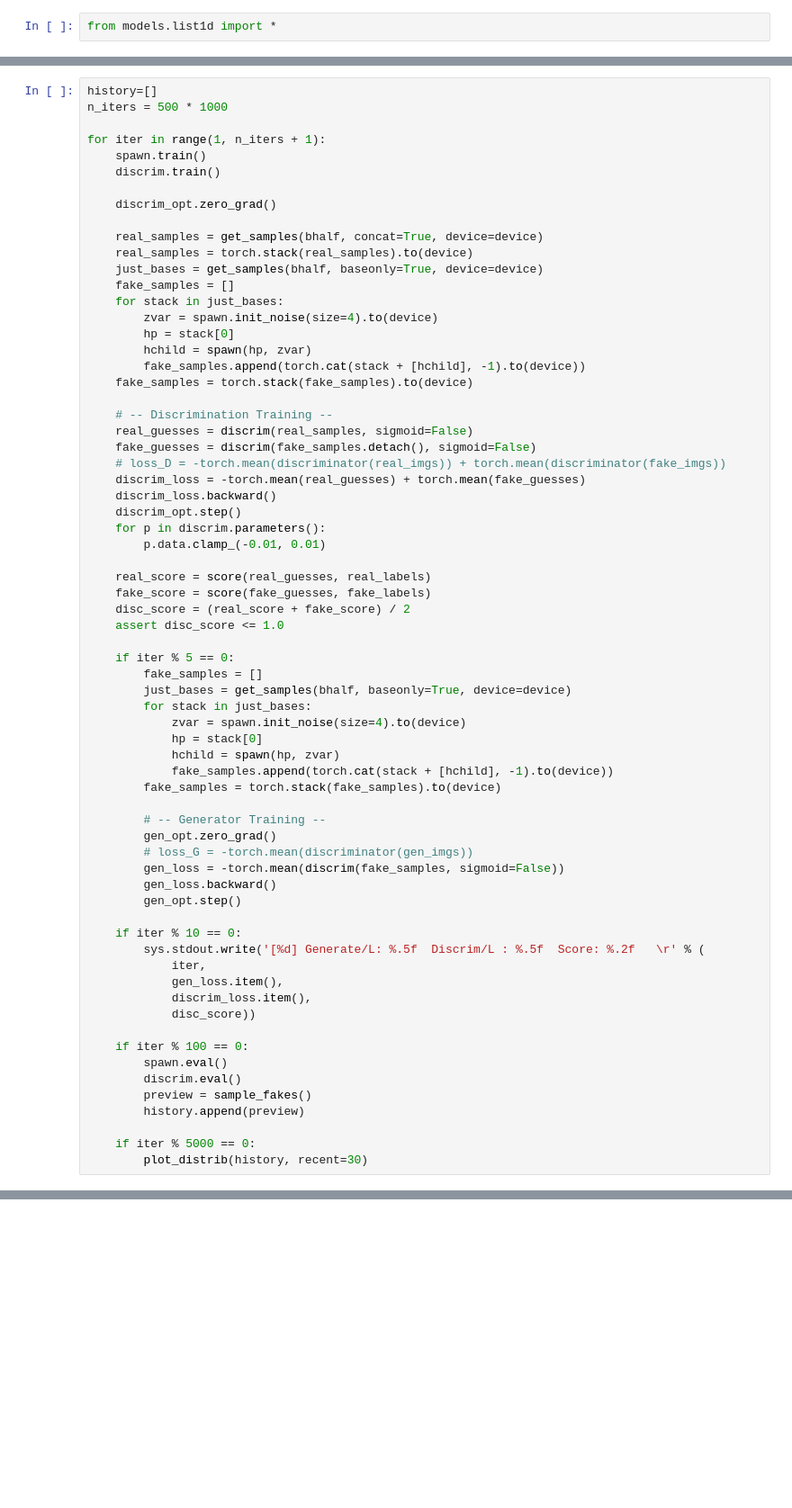
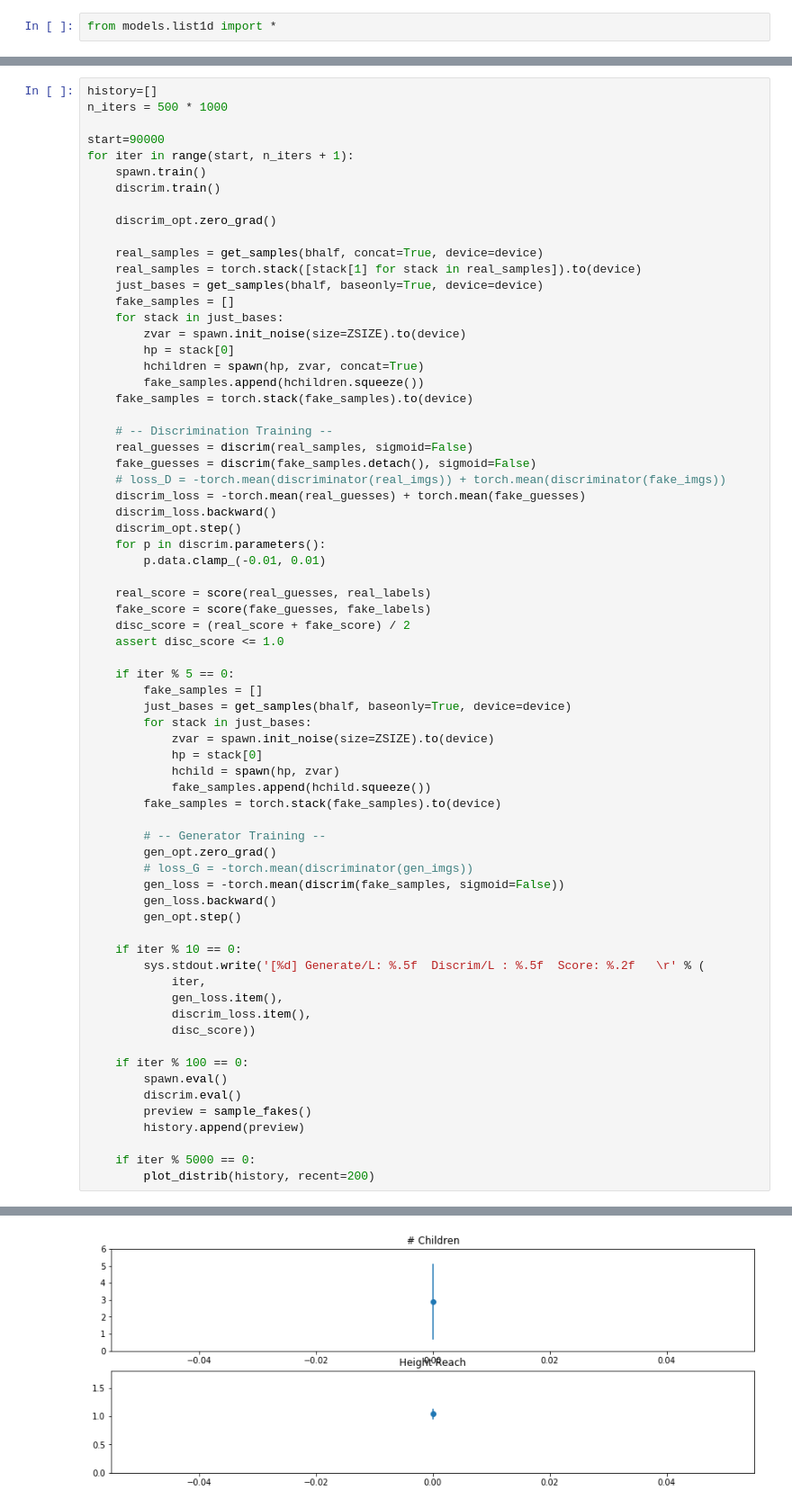
Before and after one commit to ul1994/mpgan, a Jupyter notebook: List1D.ipynb, the cells around one changed output, grey strips where cells are left out. Shown at 90% size. Drawn from its saved outputs; the diff is of its cells as text; blank space fills up the shorter version.

```diff
--- a/List1D.ipynb
+++ b/List1D.ipynb
@@ -78,21 +87,22 @@ plot_distrib(history)
 history=[]
 n_iters = 500 * 1000
 
-for iter in range(1, n_iters + 1):
+start=90000
+for iter in range(start, n_iters + 1):
     spawn.train()
     discrim.train()
 
     discrim_opt.zero_grad()
 
     real_samples = get_samples(bhalf, concat=True, device=device)
-    real_samples = torch.stack(real_samples).to(device)
+    real_samples = torch.stack([stack[1] for stack in real_samples]).to(device)
     just_bases = get_samples(bhalf, baseonly=True, device=device)
     fake_samples = []
     for stack in just_bases:
-        zvar = spawn.init_noise(size=4).to(device)
+        zvar = spawn.init_noise(size=ZSIZE).to(device)
         hp = stack[0]
-        hchild = spawn(hp, zvar)
-        fake_samples.append(torch.cat(stack + [hchild], -1).to(device))
+        hchildren = spawn(hp, zvar, concat=True)
+        fake_samples.append(hchildren.squeeze())
     fake_samples = torch.stack(fake_samples).to(device)
 
     # -- Discrimination Training --
@@ -114,10 +124,10 @@ for iter in range(1, n_iters + 1):
         fake_samples = []
         just_bases = get_samples(bhalf, baseonly=True, device=device)
         for stack in just_bases:
-            zvar = spawn.init_noise(size=4).to(device)
+            zvar = spawn.init_noise(size=ZSIZE).to(device)
             hp = stack[0]
             hchild = spawn(hp, zvar)
-            fake_samples.append(torch.cat(stack + [hchild], -1).to(device))
+            fake_samples.append(hchild.squeeze())
         fake_samples = torch.stack(fake_samples).to(device)
 
         # -- Generator Training --
@@ -141,4 +151,5 @@ for iter in range(1, n_iters + 1):
         history.append(preview)
 
     if iter % 5000 == 0:
-        plot_distrib(history, recent=30)
+        plot_distrib(history, recent=200)
+# %% [output]
@@ -144,0 +157 @@ for iter in range(1, n_iters + 1):
+[figure, added]
```
Also changed, not shown: parts of 10 cells of this notebook, 4 other files.
